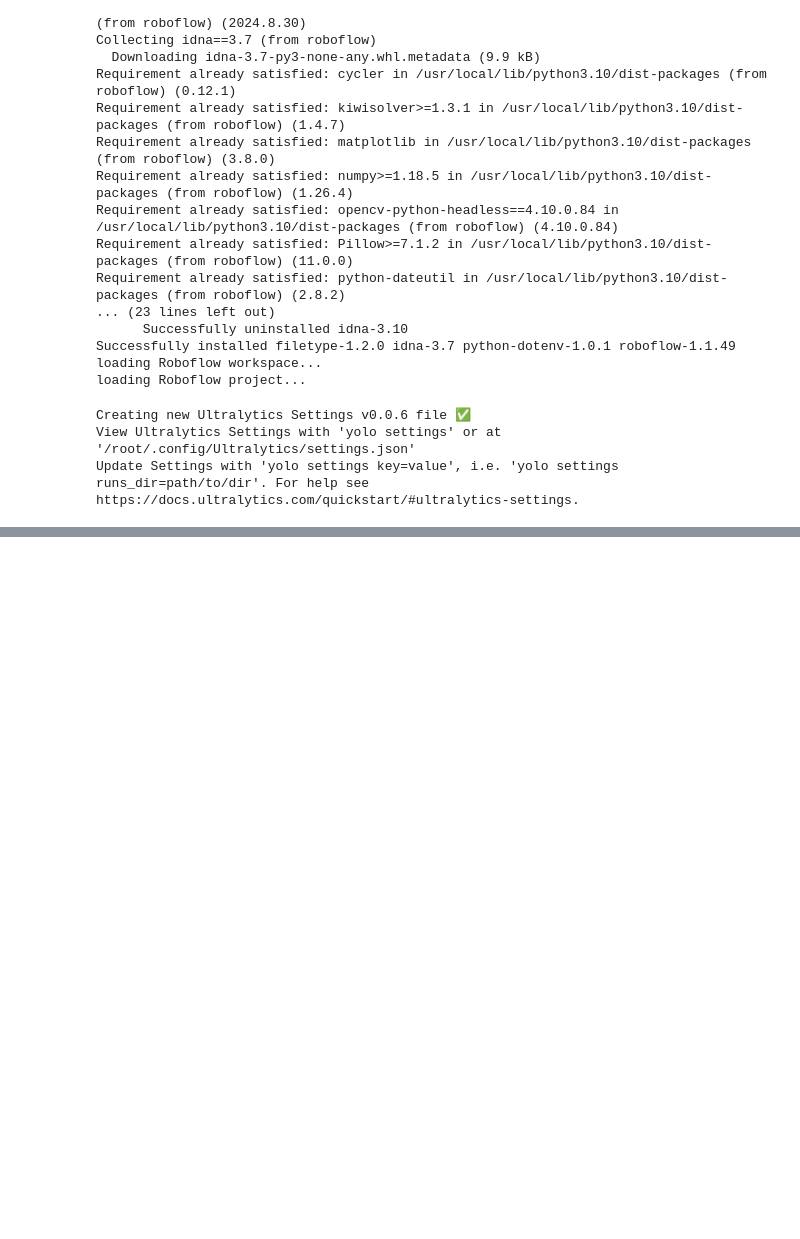
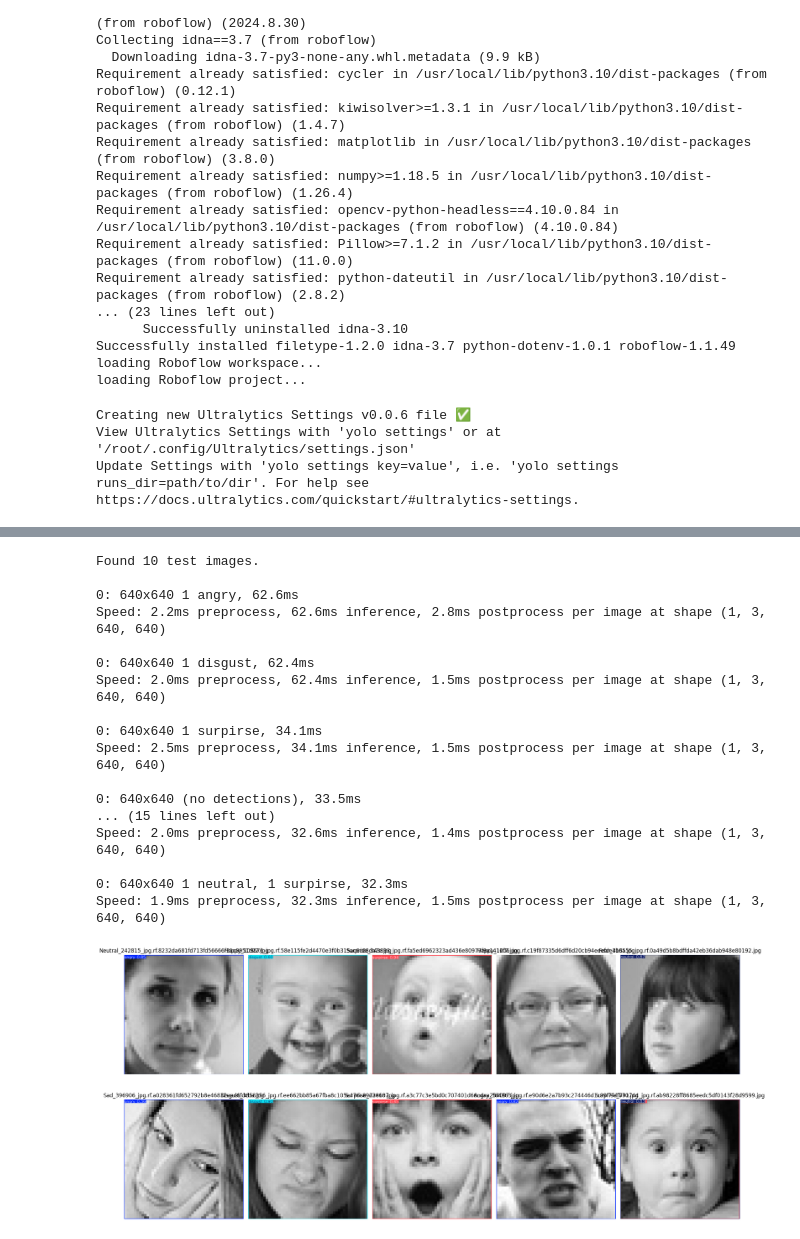
Before and after one commit to yazidhq/public-fer-streamlit, a Jupyter notebook: fer-yolov8.ipynb, the cells around one changed output, grey strips where cells are left out. Cells and saved outputs as stored; diff of their text form; code cells hidden in the pictures; blank space fills up the shorter version.

Commit message:
update: testing prediction

```diff
--- a/fer-yolov8.ipynb
+++ b/fer-yolov8.ipynb
@@ -95,2 +103,71 @@ Speed: 3.5ms preprocess, 58.1ms inference, 348.4ms postprocess per image at shap
 Results saved to runs/detect/predict
 💡 Learn more at https://docs.ultralytics.com/modes/predict
+# %%
+import cv2
+import glob
+import matplotlib.pyplot as plt
+from ultralytics import YOLO
+
+model_path = '/content/runs/detect/train/weights/best.pt'
+yolo_model = YOLO(model_path)
+
+test_images = glob.glob('/content/fer-obj-3/test/images/*.jpg')
+
+if not test_images:
+    print("No test images found. Please check the path.")
+else:
+    print(f"Found {len(test_images)} test images.")
+
+max_images_per_row = 5
+num_images = len(test_images)
+
+fig, axes = plt.subplots((num_images // max_images_per_row) + (num_images % max_images_per_row > 0), max_images_per_row, figsize=(20, 5 * ((num_images // max_images_per_row) + (num_images % max_images_per_row > 0))))
+
+if num_images <= max_images_per_row:
+    axes = [axes]
+
+for idx, img_path in enumerate(test_images):
+    image = cv2.imread(img_path)
+    if image is None:
+        print(f"Error loading image: {img_path}")
+        continue
+
+    results = yolo_model.predict(image)
+
+    if not results:
+        print(f"No results for image: {img_path}")
+        continue
+
+    annotated_image = results[0].plot()
+
+    annotated_image = cv2.cvtColor(annotated_image, cv2.COLOR_BGR2RGB)
+
+    ax = axes[idx // max_images_per_row][idx % max_images_per_row]
+    ax.imshow(annotated_image)
+    ax.axis('off')
+    ax.set_title(f"{img_path.split('/')[-1]}")
+
+for j in range(num_images, len(axes.flatten())):
+    axes.flatten()[j].axis('off')
+
+plt.tight_layout()
+plt.show()
+# %% [output]
+Found 10 test images.
+
+0: 640x640 1 angry, 62.6ms
+Speed: 2.2ms preprocess, 62.6ms inference, 2.8ms postprocess per image at shape (1, 3, 640, 640)
+
+0: 640x640 1 disgust, 62.4ms
+Speed: 2.0ms preprocess, 62.4ms inference, 1.5ms postprocess per image at shape (1, 3, 640, 640)
+
+0: 640x640 1 surpirse, 34.1ms
+Speed: 2.5ms preprocess, 34.1ms inference, 1.5ms postprocess per image at shape (1, 3, 640, 640)
+
+0: 640x640 (no detections), 33.5ms
+... (15 lines left out)
+Speed: 2.0ms preprocess, 32.6ms inference, 1.4ms postprocess per image at shape (1, 3, 640, 640)
+
+0: 640x640 1 neutral, 1 surpirse, 32.3ms
+Speed: 1.9ms preprocess, 32.3ms inference, 1.5ms postprocess per image at shape (1, 3, 640, 640)
+[figure, added]
```
Also changed, not shown: parts of 5 cells of this notebook.
